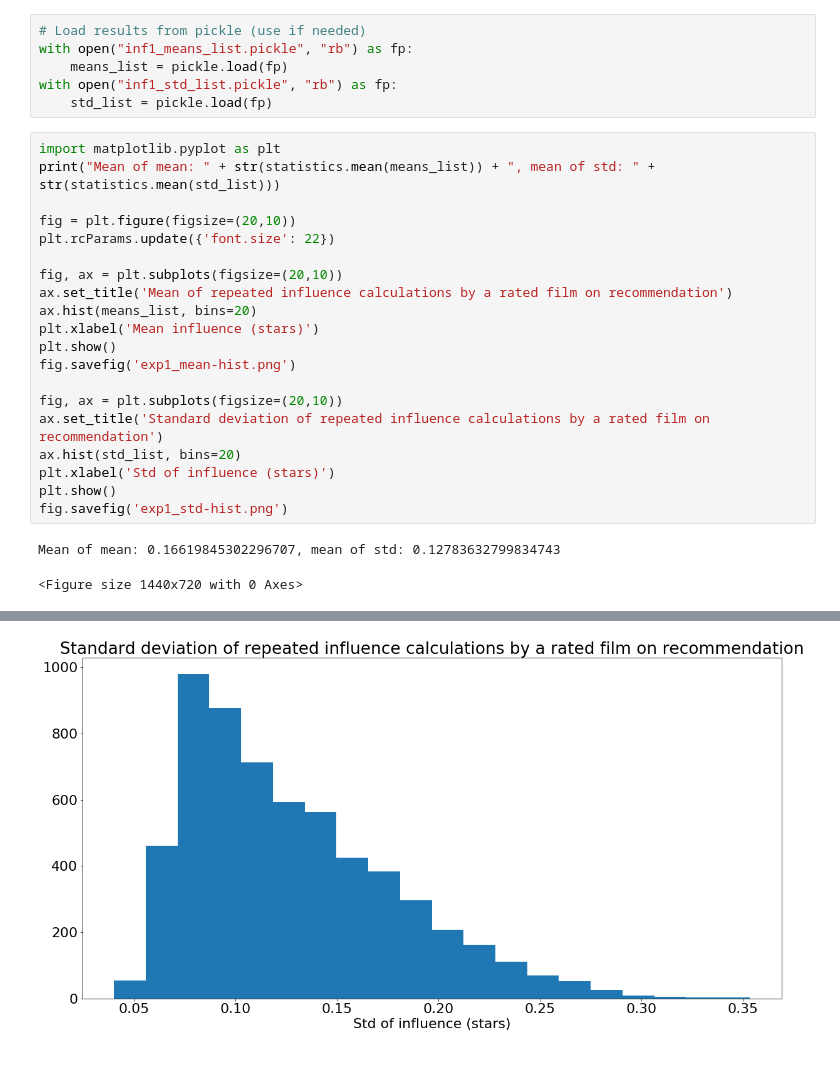
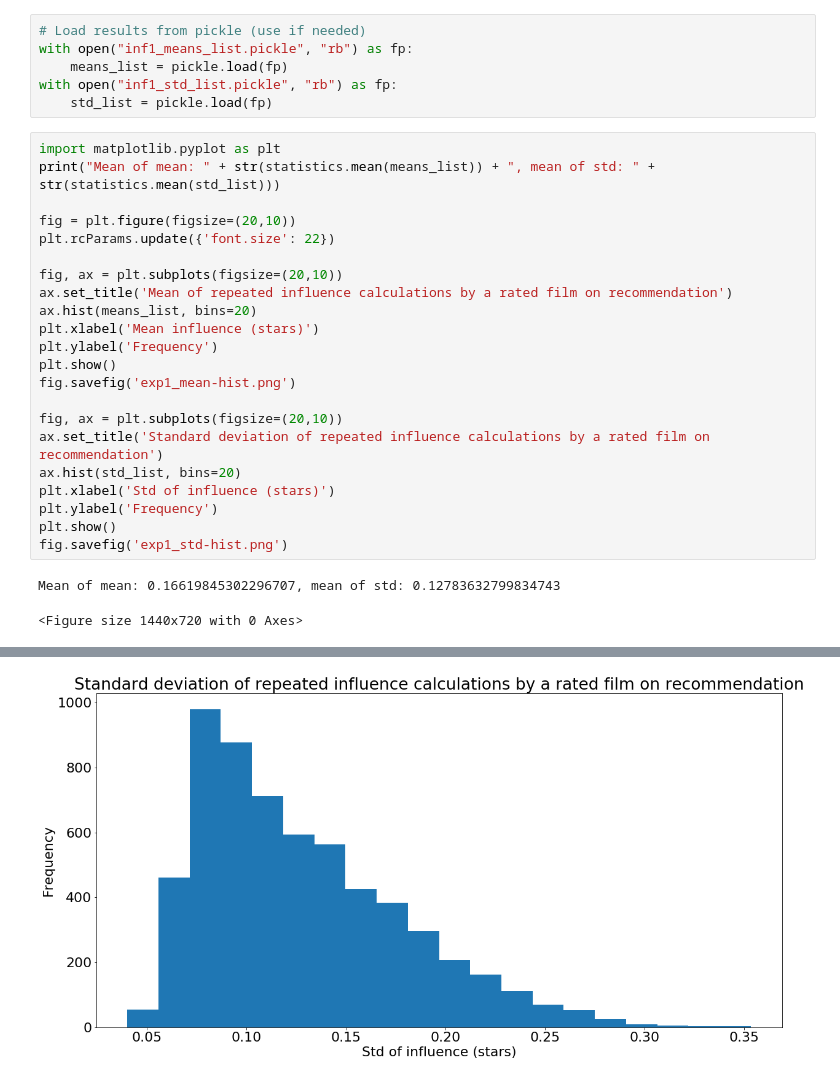
Before and after one commit to villekuosmanen/SHProject, a Jupyter notebook: src/InfluenceExperiment1.ipynb, the cells around one changed output, grey strips where cells are left out. Cells and saved outputs as stored; diff of their text form.

Commit message:
Add axis to figure and remove unnecessary text file

```diff
--- a/src/InfluenceExperiment1.ipynb
+++ b/src/InfluenceExperiment1.ipynb
@@ -99,6 +96,7 @@ fig, ax = plt.subplots(figsize=(20,10))
 ax.set_title('Mean of repeated influence calculations by a rated film on recommendation')
 ax.hist(means_list, bins=20)
 plt.xlabel('Mean influence (stars)')
+plt.ylabel('Frequency')
 plt.show()
 fig.savefig('exp1_mean-hist.png')
 
@@ -106,6 +104,7 @@ fig, ax = plt.subplots(figsize=(20,10))
 ax.set_title('Standard deviation of repeated influence calculations by a rated film on recommendation')
 ax.hist(std_list, bins=20)
 plt.xlabel('Std of influence (stars)')
+plt.ylabel('Frequency')
 plt.show()
 fig.savefig('exp1_std-hist.png')
 # %% [output]
@@ -115 +114 @@ Mean of mean: 0.16619845302296707, mean of std: 0.12783632799834743
-[figure, old version]
+[figure, new version]
```
Also changed, not shown: parts of 2 cells of this notebook, 1 other file.
